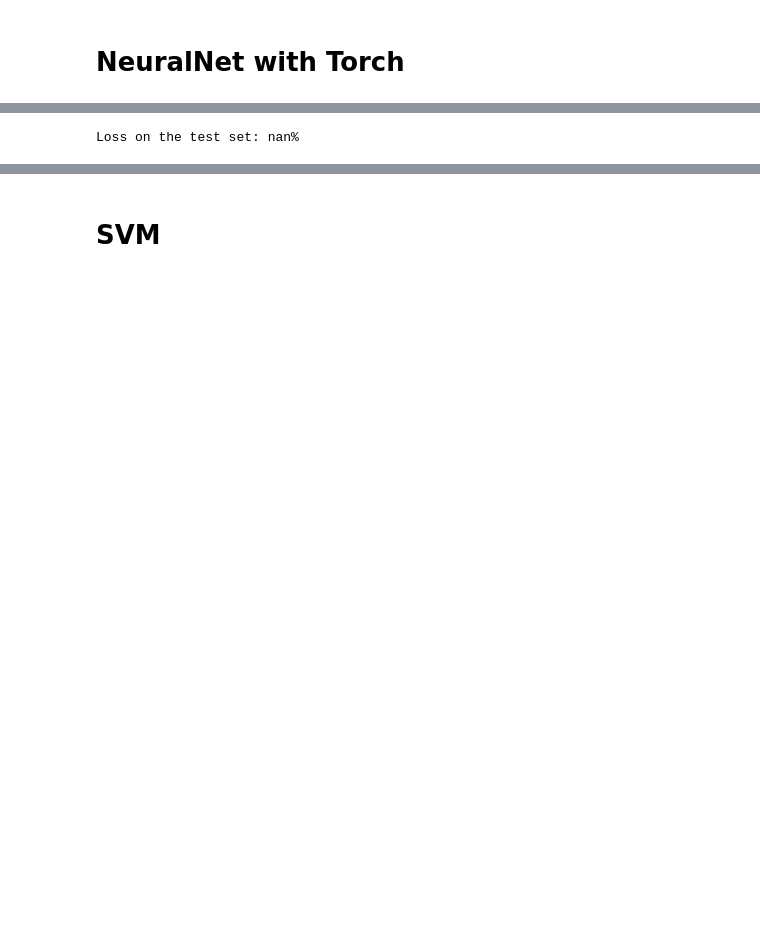
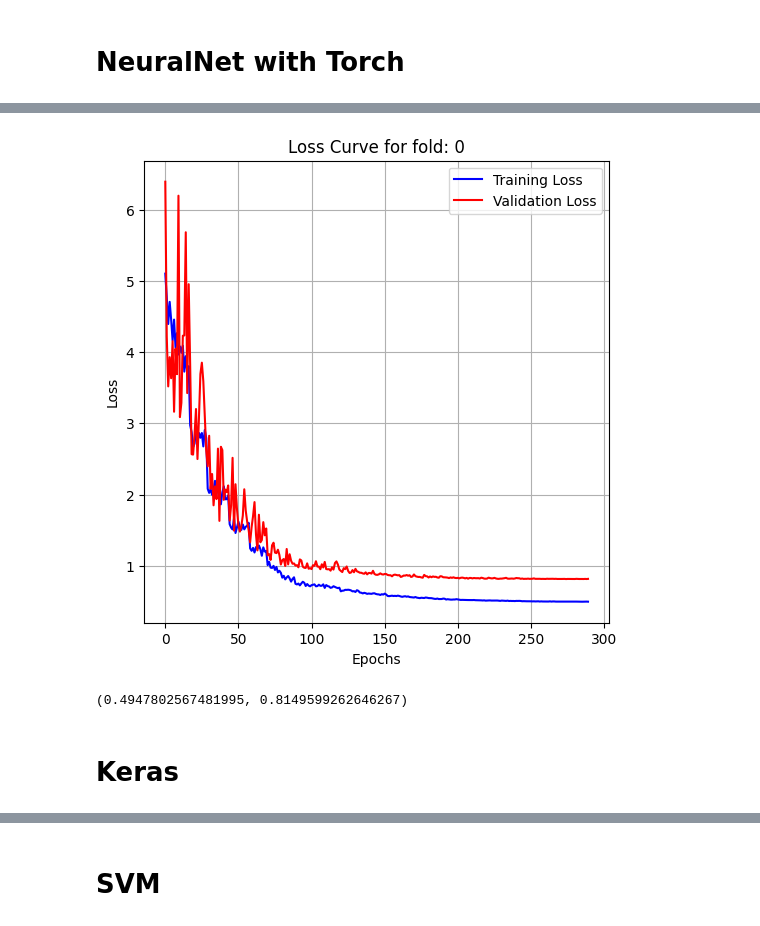
Before and after one commit to Alexthw46/ML, a Jupyter notebook: ML_cup/MLCup.ipynb, the cells around one changed output, grey strips where cells are left out. Saved outputs shown, nothing was run; the diff lists cells and outputs as text; code cells hidden in the pictures; blank space fills up the shorter version.

Commit message:
back to grid searching

```diff
--- a/ML_cup/MLCup.ipynb
+++ b/ML_cup/MLCup.ipynb
@@ -39,4 +32,0 @@ lr_scheduler = None
-# %%
-# build Neural Network with torch
-model = mlp.MLP()
-optimizer = t.optim.SGD(model.parameters(), lr=lr, momentum=momentum, weight_decay=decay, nesterov=nesterov)
@@ -49,11 +33,14 @@ lr_s = lr_scheduler.ReduceLROnPlateau(optimizer, mode='min', factor=0.125, patie
+# %%
+parameters = [
+    {'optimizer': 'Adam', 'lr': [0.001, 0.0005, 0.0001], 'weight_decay': [0.0, 0.0001, 0.0005]},
+    {'optimizer': 'SGD', 'lr': [0.01, 0.001, 0.0001], 'weight_decay': [0.0, 0.001, 0.0005], 'momentum': [0.9, 0.75],
+     'nesterov': [True, False]}
+]
+# %%
+lr_scheduler_params = {'mode': 'min', 'factor': 0.75, 'patience': 5, 'cooldown': 3, 'verbose': False, 'min_lr': 1e-6}
 # %%
-fold = 0
-for train_loader, val_loader in zip(train_loaders, val_loaders):
-    fold += 1
-    if fold == 1:
-        mlp.train(model, train_loader, fold, loss_fn=loss_fn, optimizer=optimizer, val_loader=val_loader, epochs=25,
-                  scheduler=lr_s)
-    else:
-        mlp.train(model, train_loader, fold, loss_fn=loss_fn, optimizer=optimizer, val_loader=val_loader, epochs=epochs,
-                  scheduler=lr_s)
+# perform grid search to find the best parameters
+best_pytorch_params = grid_search(model_builder=MLP, parameters=parameters, train_loader=train_loaders,
+                                  val_loader=val_loaders, scheduler=('ReduceLROnPlateau', lr_scheduler_params),
+                                  verbose=False)
 # %% [output]
@@ -113,0 +54,18 @@ Val Epoch: 74 [4/4 Loss: 94.39916038513184
+# %%
+# retrain the model with the best parameters
+best_model = MLP()
+train_loader, val_loader = dataset.torch_split_dataset(dataset=dev_data, train_ratio=0.8, batch_size=32)
+if best_pytorch_params['optimizer'] == 'SGD':
+    optimizer = t.optim.SGD(best_model.parameters(), lr=best_pytorch_params['lr'],
+                            weight_decay=best_pytorch_params['weight_decay'], momentum=best_pytorch_params['momentum'],
+                            nesterov=best_pytorch_params['nesterov'])
+else:
+    optimizer = t.optim.Adam(best_model.parameters(), lr=best_pytorch_params['lr'],
+                             weight_decay=best_pytorch_params['weight_decay'])
+
+torch_train(model=best_model, optimizer=optimizer, train_loader=train_loader,
+            val_loader=val_loader, epochs=300,
+            verbose=True,
+            scheduler=lr_scheduler.ReduceLROnPlateau(optimizer, mode='min', factor=0.75, patience=5, cooldown=3,
+                                                     verbose=True, min_lr=1e-6), loss_fn= MEELoss())
+# %% [output]
@@ -114,25 +89,20 @@ Val Epoch: 74 [4/4 Loss: 94.39916038513184
+[figure, added]
+(0.4947802567481995, 0.8149599262646267)
 # %%
-from torch.utils.data import DataLoader
-from ML_cup.dataset_utils import CupDataset
+test_loader = DataLoader(CupDataset(test_data))
 
-total_samples = 0
-total_loss = 0
+# plot twist, it's only the inputs
 
-# evaluate the model on the test set
-test_loader = DataLoader(CupDataset(test_data))
-model.eval()
-with t.no_grad():
+# Evaluate the trained model on the test set
+model = best_model
+model.eval()  # Set the model to evaluation mode
+
+outputs = []
+with torch.no_grad():
     for inputs, labels in test_loader:
-        outputs = model(inputs)
+        output = model(inputs)
+        outputs.append(output)
 
-        # Calculate loss
-        loss = loss_fn(outputs, labels)
-        total_loss += loss.item() * inputs.size(0)  # Multiply by batch size
-
-        total_samples += inputs.size(0)  # Update total samples
-
-# Calculate average loss over the entire test set
-average_loss = total_loss / len(test_loader.dataset)
-print(f'Loss on the test set: {average_loss}%')
+outputs
-# %% [output]
-Loss on the test set: nan%
+# %% [markdown]
+# Keras
```
Also changed, not shown: parts of 10 cells of this notebook, 5 other files.
